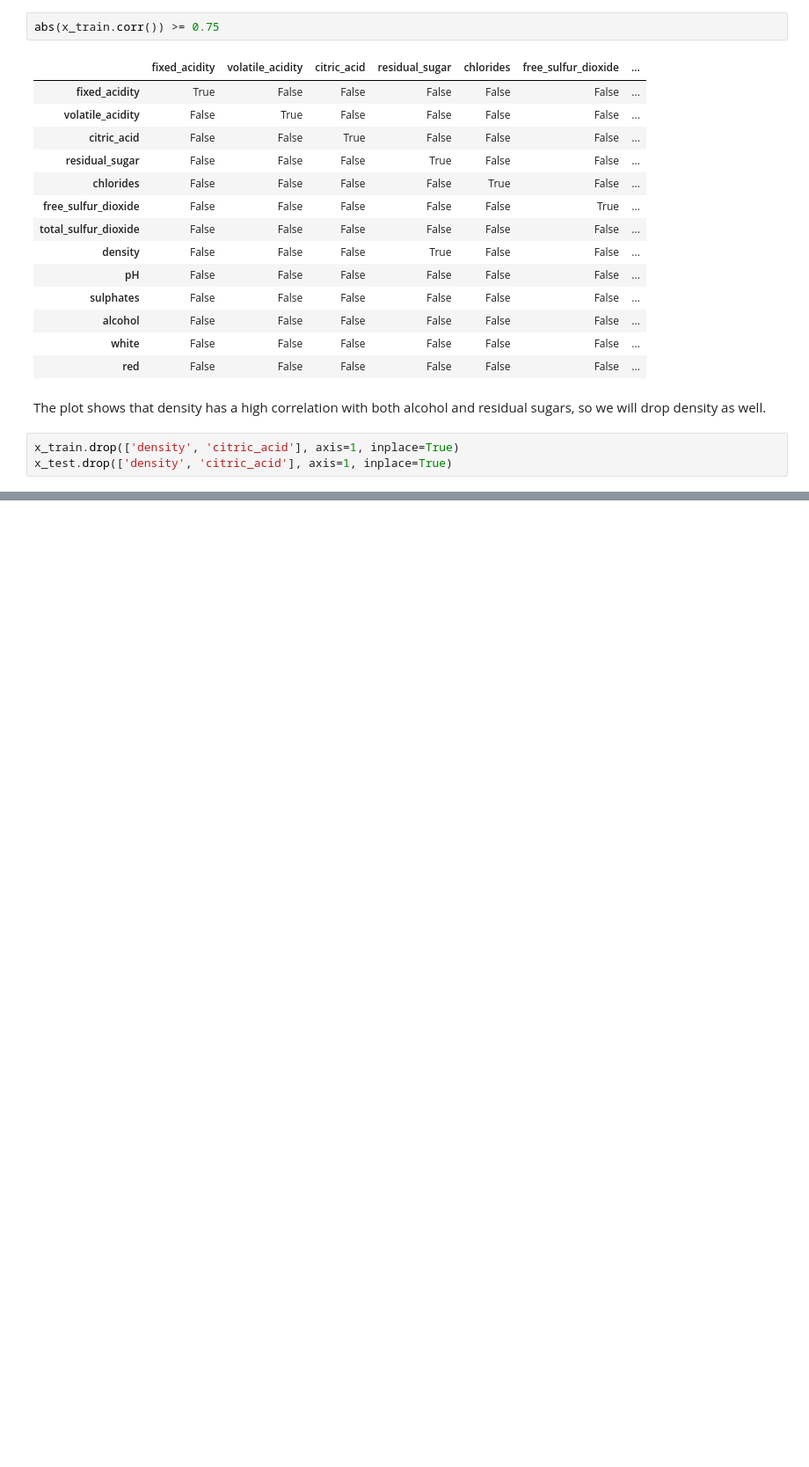
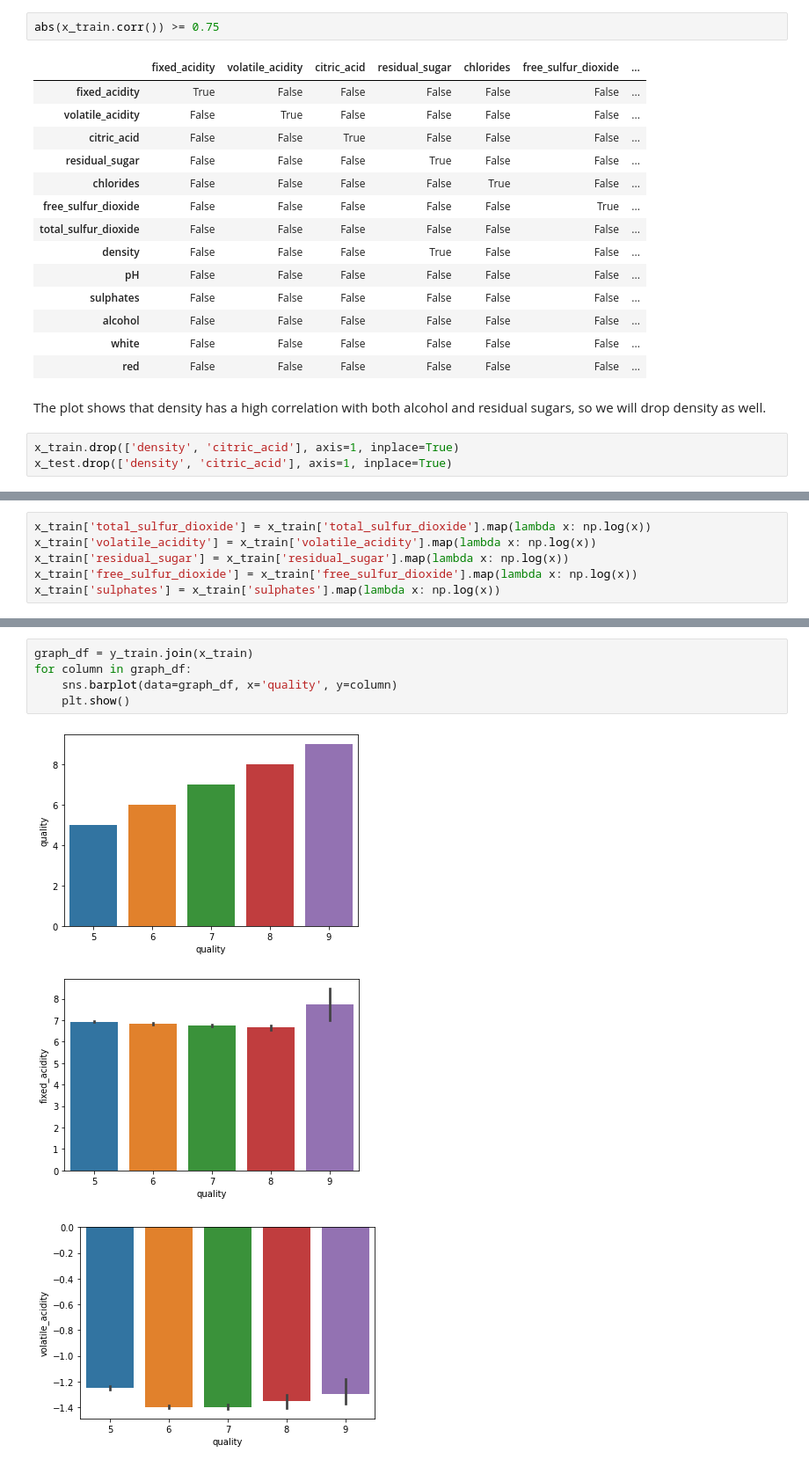
Before and after one commit to klsalcedo/red_wine_analysis, a Jupyter notebook: Model 2.ipynb, the cells around one changed output, grey strips where cells are left out. Shown at 88% size. Cells and saved outputs as stored; diff of their text form; blank space fills up the shorter version.

```diff
--- a/Model 2.ipynb
+++ b/Model 2.ipynb
@@ -222,0 +225,6 @@ strong multicollinearity problems or that the design matrix is singular.
+# %%
+x_train['total_sulfur_dioxide'] = x_train['total_sulfur_dioxide'].map(lambda x: np.log(x))
+x_train['volatile_acidity'] = x_train['volatile_acidity'].map(lambda x: np.log(x))
+x_train['residual_sugar'] = x_train['residual_sugar'].map(lambda x: np.log(x))
+x_train['free_sulfur_dioxide'] = x_train['free_sulfur_dioxide'].map(lambda x: np.log(x))
+x_train['sulphates'] = x_train['sulphates'].map(lambda x: np.log(x))
@@ -222,0 +275,9 @@ strong multicollinearity problems or that the design matrix is singular.
+# %%
+graph_df = y_train.join(x_train)
+for column in graph_df:
+    sns.barplot(data=graph_df, x='quality', y=column)
+    plt.show()
+# %% [output]
+[figure, added]
+[figure, added]
+[figure, added]
```
Also changed, not shown: parts of 13 cells of this notebook.
